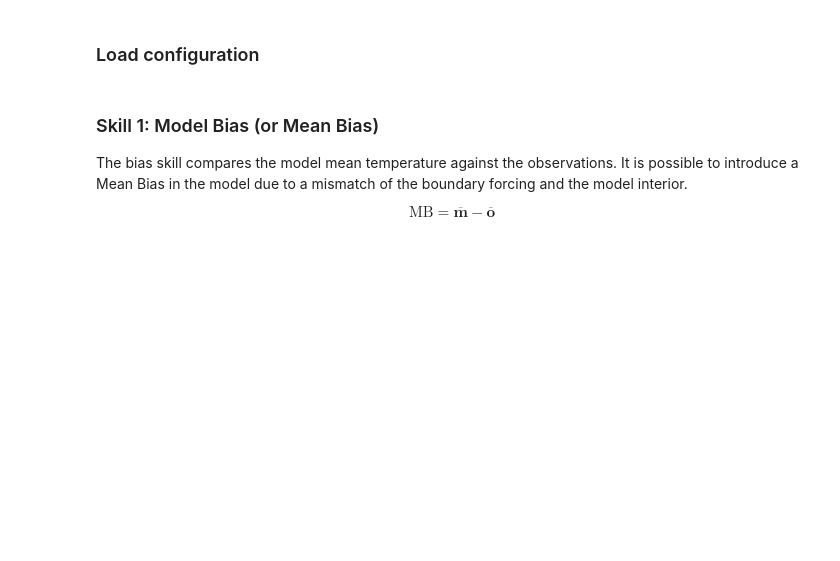
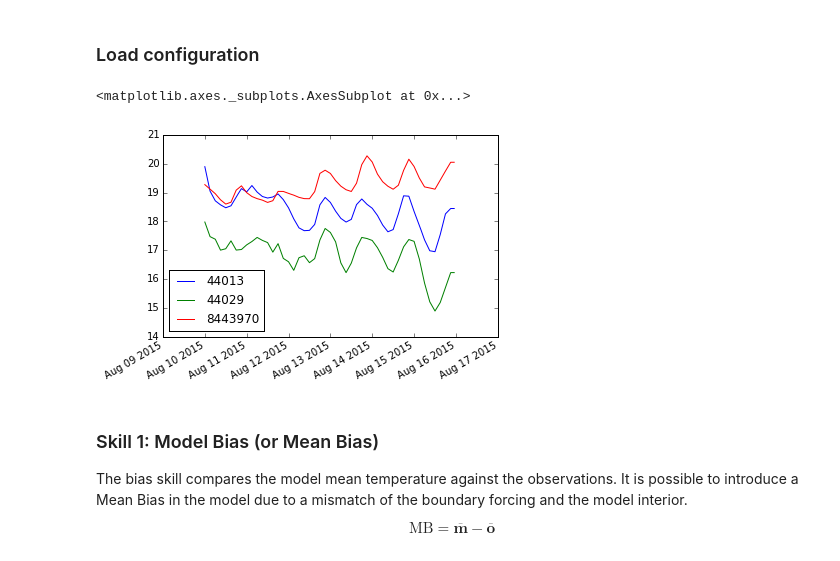
Before and after one commit to ocefpaf/boston_light_swim_split_notebooks, a Jupyter notebook: 01-skill_score.ipynb, the cells around one changed output. Saved outputs shown, nothing was run; the diff lists cells and outputs as text; code cells hidden in the pictures; blank space fills up the shorter version.

```diff
--- a/01-skill_score.ipynb
+++ b/01-skill_score.ipynb
@@ -63,6 +63,13 @@ def load_ncs(run_name):
             dfs.update({model: df})
 
     return Panel.fromDict(dfs).swapaxes(0, 2)
+# %%
+%matplotlib inline
+dfs = load_ncs(run_name)
+dfs.minor_xs('NECOFS_GOM3_FVCOM').plot()
+# %% [output]
+<matplotlib.axes._subplots.AxesSubplot at 0x...>
+[figure, added]
 # %% [markdown]
 ### Skill 1: Model Bias (or Mean Bias)
 
```
Also changed, not shown: parts of 4 cells of this notebook, 15 other files.
